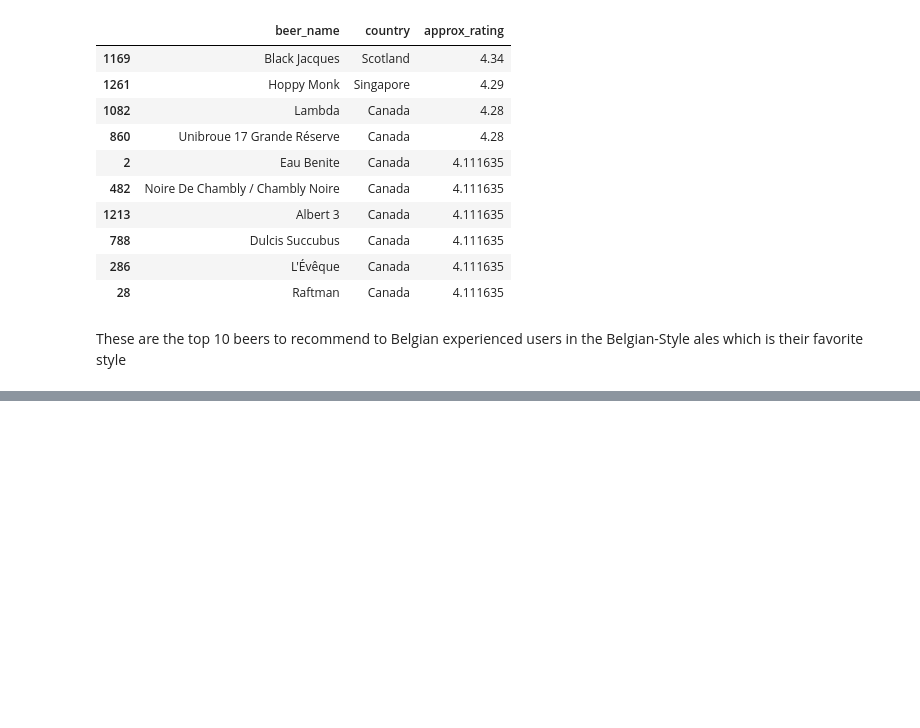
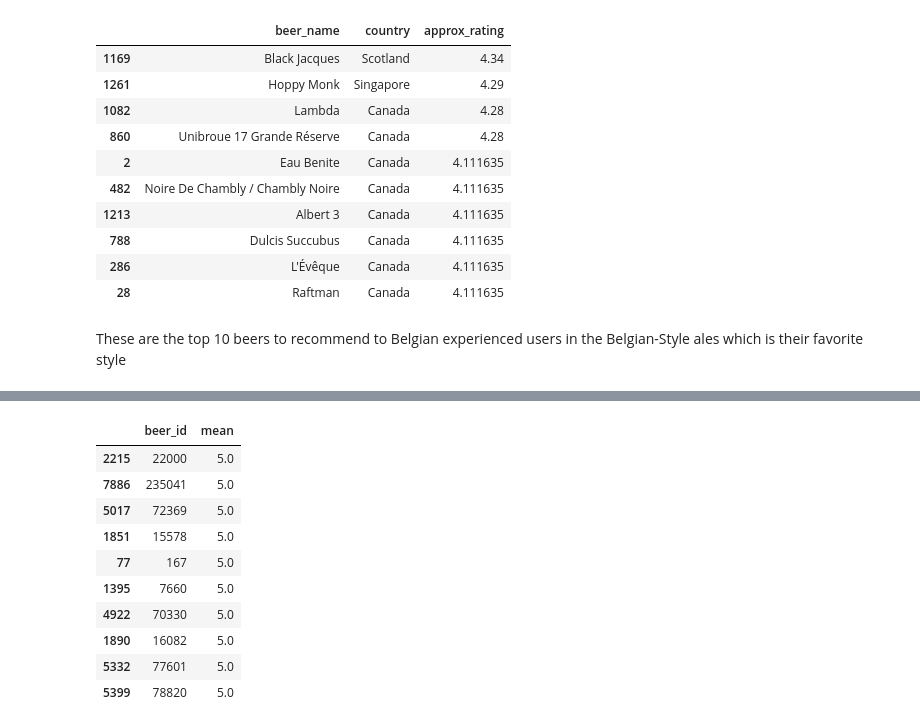
Before and after one commit to epfl-ada/ada-2022-project-toohottohoot, a Jupyter notebook: milestone 3/Final.ipynb, the cells around one changed output, grey strips where cells are left out. Saved outputs shown, nothing was run; the diff lists cells and outputs as text; code cells hidden in the pictures; blank space fills up the shorter version.

```diff
--- a/milestone 3/Final.ipynb
+++ b/milestone 3/Final.ipynb
@@ -593,0 +660,15 @@ These are the top 10 beers to recommend to Belgian experienced users in the Belg
+# %%
+# get average rating for each beer and sort
+mean_ratings_1 = df_germany_experienced.groupby('beer_id')['rating'].agg(['mean']).reset_index().sort_values(by="mean",ascending=False)
+# %% [output]
+|  | beer_id | mean |
+| 2215 | 22000 | 5.0 |
+| 7886 | 235041 | 5.0 |
+| 5017 | 72369 | 5.0 |
+| 1851 | 15578 | 5.0 |
+| 77 | 167 | 5.0 |
+| 1395 | 7660 | 5.0 |
+| 4922 | 70330 | 5.0 |
+| 1890 | 16082 | 5.0 |
+| 5332 | 77601 | 5.0 |
+| 5399 | 78820 | 5.0 |
```
Also changed, not shown: parts of 17 cells of this notebook.
